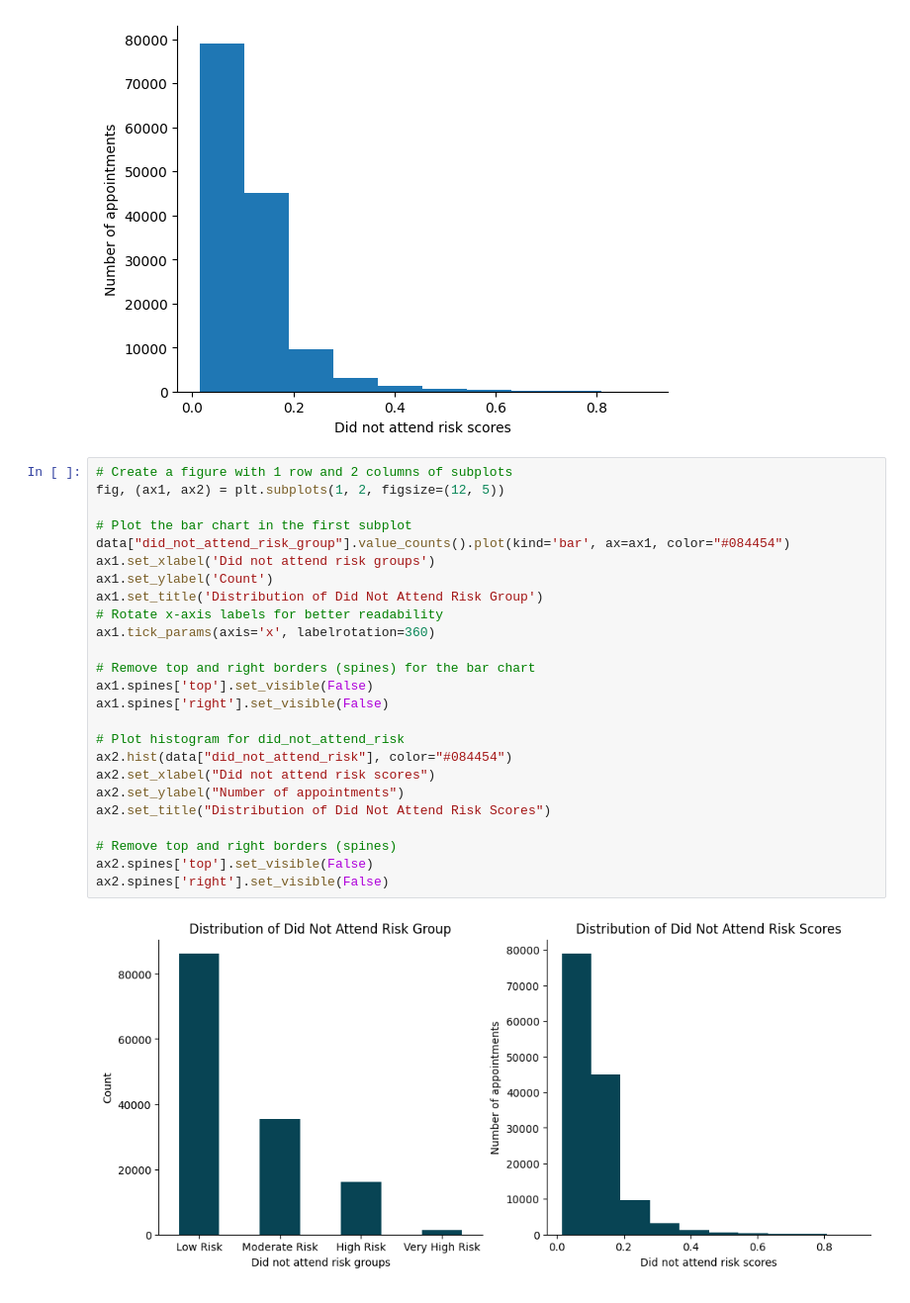
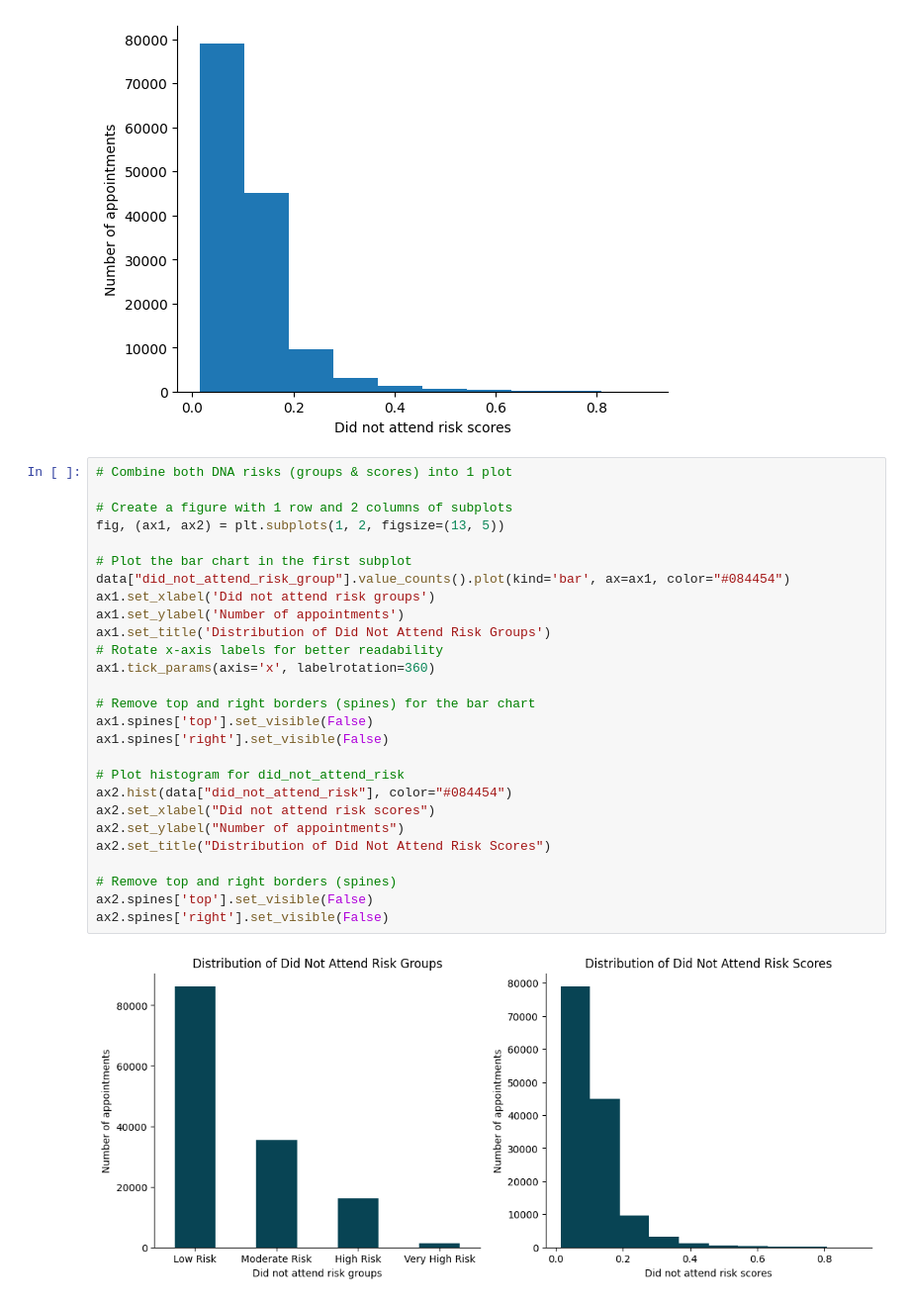
Before and after one commit to hallucinojenlee/hds_dna, a Jupyter notebook: scripts/plots_historic_appts.ipynb, the cells around one changed output. Shown at 99% size. Cells and saved outputs as stored; diff of their text form.

```diff
--- a/scripts/plots_historic_appts.ipynb
+++ b/scripts/plots_historic_appts.ipynb
@@ -424,29 +424,31 @@ ax.spines['right'].set_visible(False)
 # %% [output]
 [figure]
 # %%
+# Combine both DNA risks (groups & scores) into 1 plot
+
 # Create a figure with 1 row and 2 columns of subplots
-fig, (ax1, ax2) = plt.subplots(1, 2, figsize=(12, 5))
+fig, (ax1, ax2) = plt.subplots(1, 2, figsize=(13, 5))
 
 # Plot the bar chart in the first subplot
 data["did_not_attend_risk_group"].value_counts().plot(kind='bar', ax=ax1, color="#084454")
 ax1.set_xlabel('Did not attend risk groups')
-ax1.set_ylabel('Count')
-ax1.set_title('Distribution of Did Not Attend Risk Group')
+ax1.set_ylabel('Number of appointments')
+ax1.set_title('Distribution of Did Not Attend Risk Groups')
 # Rotate x-axis labels for better readability
 ax1.tick_params(axis='x', labelrotation=360)
 
 # Remove top and right borders (spines) for the bar chart
 ax1.spines['top'].set_visible(False)
 ax1.spines['right'].set_visible(False)
 
 # Plot histogram for did_not_attend_risk
 ax2.hist(data["did_not_attend_risk"], color="#084454")
 ax2.set_xlabel("Did not attend risk scores")
 ax2.set_ylabel("Number of appointments")
 ax2.set_title("Distribution of Did Not Attend Risk Scores")
 
 # Remove top and right borders (spines)
 ax2.spines['top'].set_visible(False)
 ax2.spines['right'].set_visible(False)
 # %% [output]
-[figure, old version]
+[figure, new version]
```
Also changed, not shown: 1 other file.
